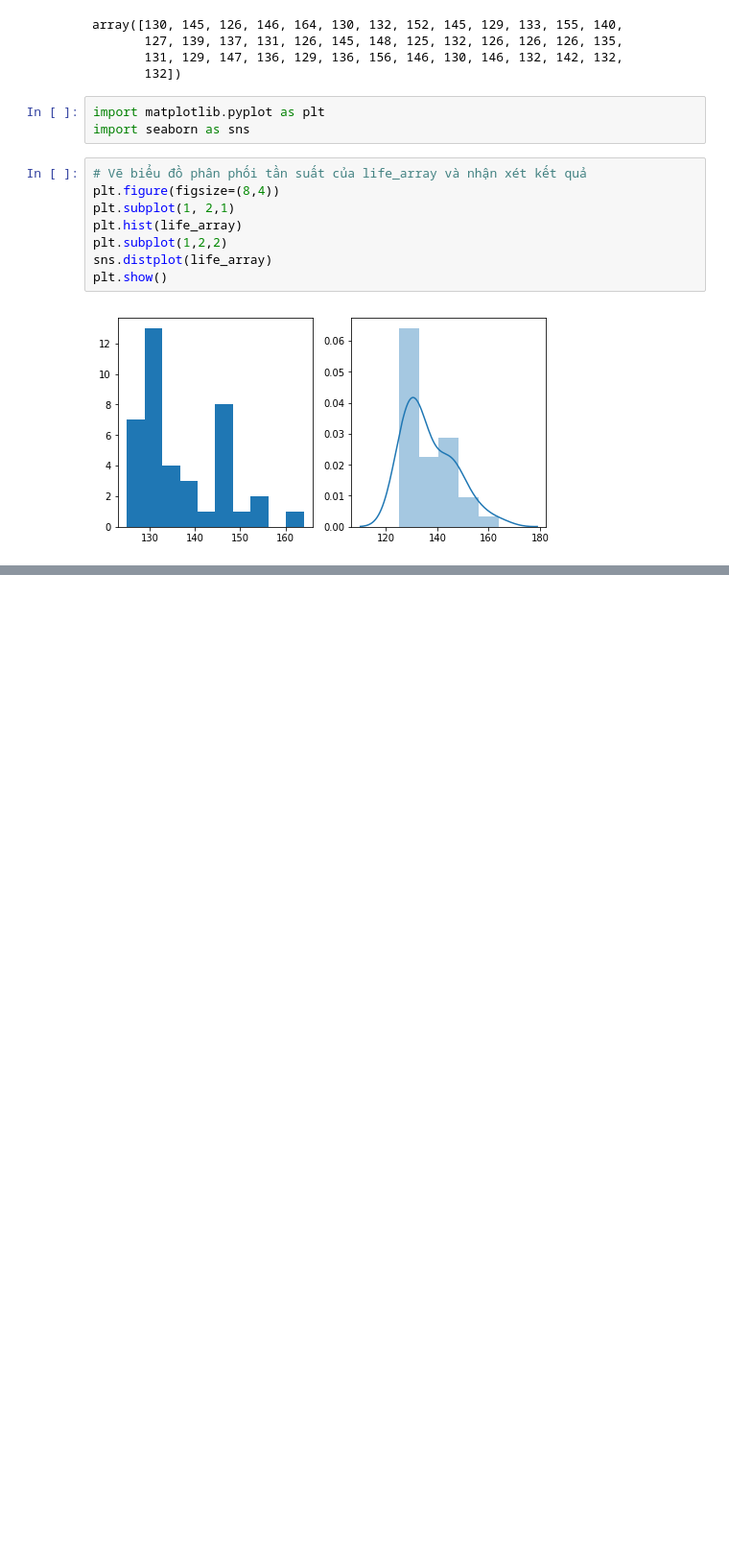
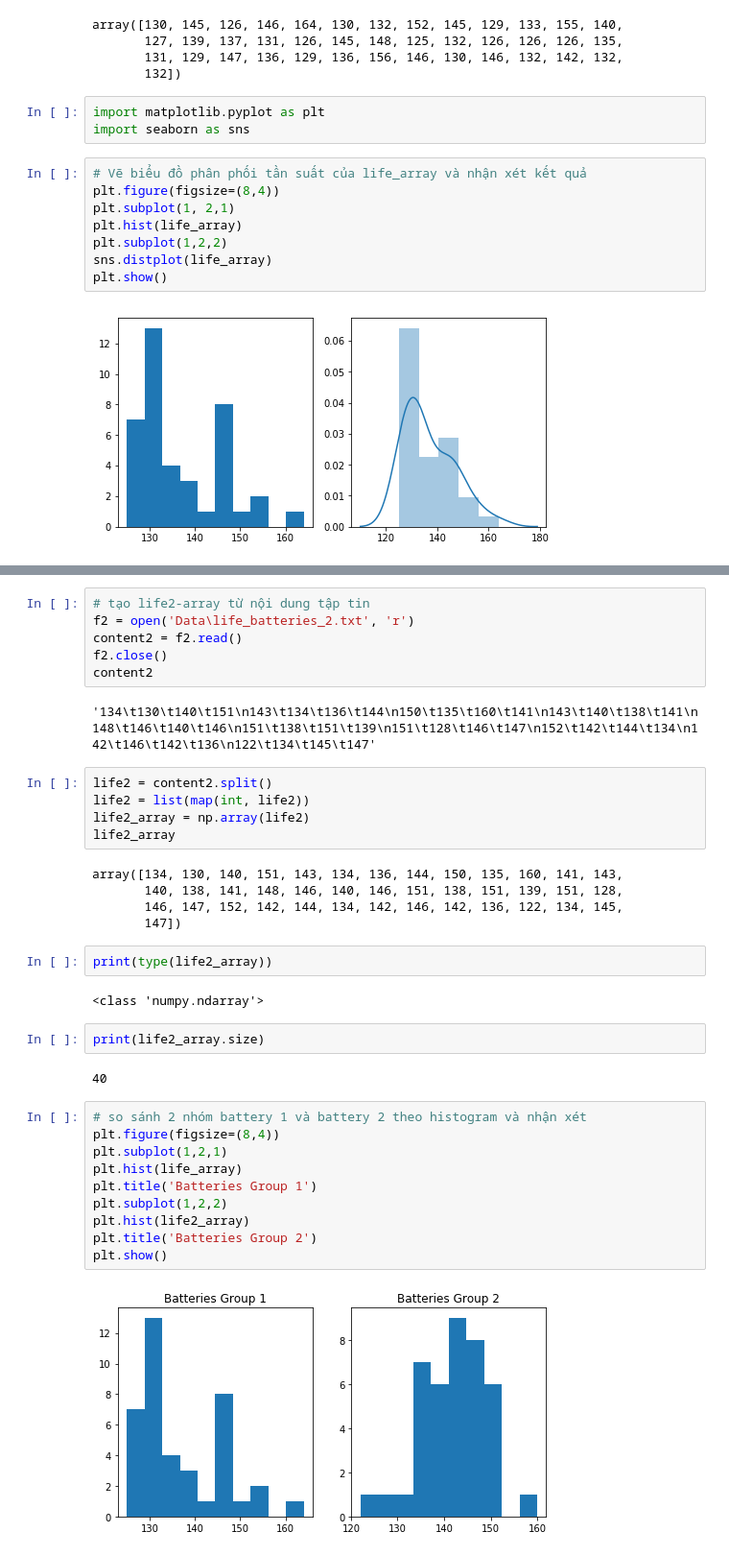
Before and after one commit to dieptran43/Basic_Mathematics, a Jupyter notebook: Unit_05_Statistic/Ex2_Descriptive_Statictics_Life_Of_Battery.ipynb, the cells around one changed output, grey strips where cells are left out. Shown: that part at 96% size. Cells and saved outputs as stored; diff of their text form; blank space fills up the shorter version.

```diff
--- a/Unit_05_Statistic/Ex2_Descriptive_Statictics_Life_Of_Battery.ipynb
+++ b/Unit_05_Statistic/Ex2_Descriptive_Statictics_Life_Of_Battery.ipynb
@@ -60 +173,39 @@ plt.show()
 7. Vẽ boxplot cho cả 2 nhóm batteries_1 và batteries_2 => nhận xét.
+# %%
+# tạo life2-array từ nội dung tập tin
+f2 = open('Data\life_batteries_2.txt', 'r')
+content2 = f2.read()
+f2.close()
+content2
+# %% [output]
+'134\t130\t140\t151\n143\t134\t136\t144\n150\t135\t160\t141\n143\t140\t138\t141\n148\t146\t140\t146\n151\t138\t151\t139\n151\t128\t146\t147\n152\t142\t144\t134\n142\t146\t142\t136\n122\t134\t145\t147'
+# %%
+life2 = content2.split()
+life2 = list(map(int, life2))
+life2_array = np.array(life2)
+life2_array
+# %% [output]
+array([134, 130, 140, 151, 143, 134, 136, 144, 150, 135, 160, 141, 143,
+       140, 138, 141, 148, 146, 140, 146, 151, 138, 151, 139, 151, 128,
+       146, 147, 152, 142, 144, 134, 142, 146, 142, 136, 122, 134, 145,
+       147])
+# %%
+print(type(life2_array))
+# %% [output]
+<class 'numpy.ndarray'>
+# %%
+print(life2_array.size)
+# %% [output]
+40
+# %%
+# so sánh 2 nhóm battery 1 và battery 2 theo histogram và nhận xét
+plt.figure(figsize=(8,4))
+plt.subplot(1,2,1)
+plt.hist(life_array)
+plt.title('Batteries Group 1')
+plt.subplot(1,2,2)
+plt.hist(life2_array)
+plt.title('Batteries Group 2')
+plt.show()
+# %% [output]
+[figure, added]
```
Also changed, not shown: parts of 40 cells of this notebook, 2 other files.
